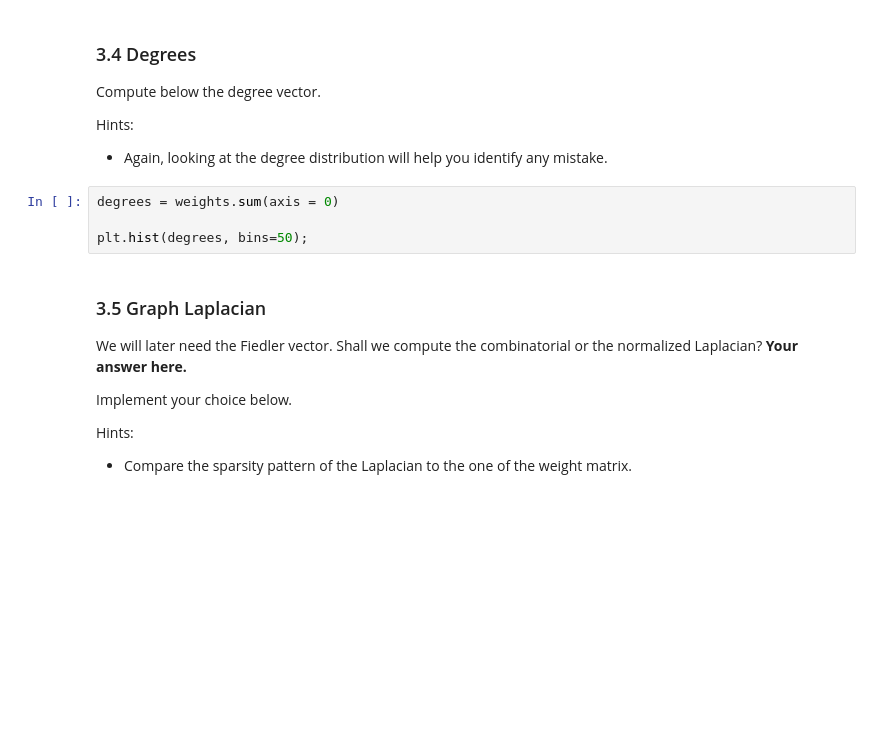
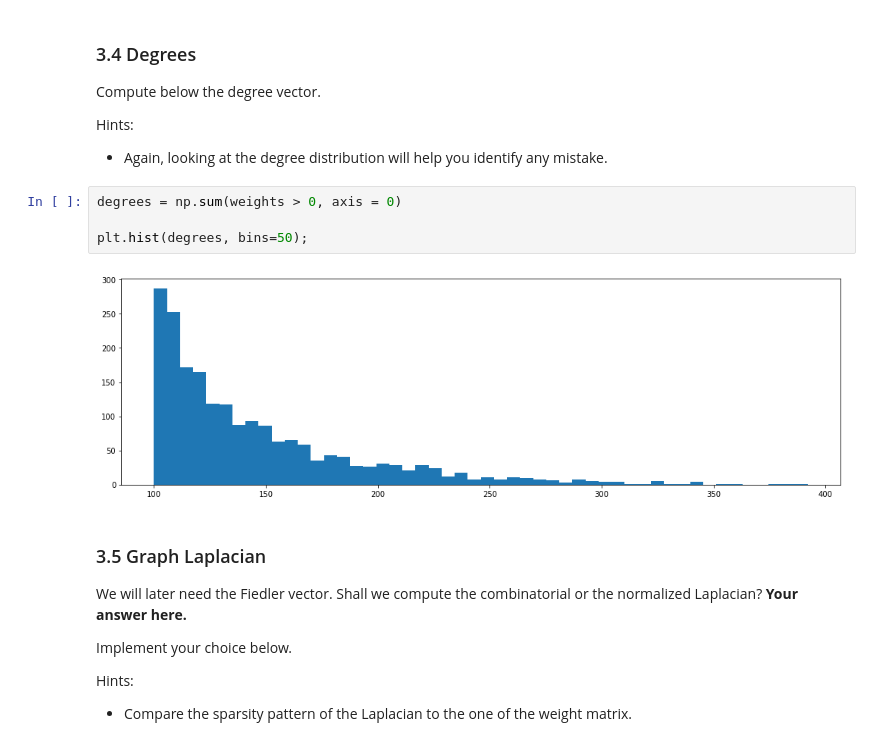
Before and after one commit to gregunz/NTDS2017, a Jupyter notebook: HW03/03_spectral_graph_theory.ipynb, the cells around one changed output. Cells and saved outputs as stored; diff of their text form; blank space fills up the shorter version.

```diff
--- a/HW03/03_spectral_graph_theory.ipynb
+++ b/HW03/03_spectral_graph_theory.ipynb
@@ -445,9 +430,11 @@ Compute below the degree vector.
 Hints:
 * Again, looking at the degree distribution will help you identify any mistake.
 # %%
-degrees = weights.sum(axis = 0)
+degrees = np.sum(weights > 0, axis = 0)
 
 plt.hist(degrees, bins=50);
+# %% [output]
+[figure, added]
 # %% [markdown]
 ### 3.5 Graph Laplacian
 
```
Also changed, not shown: parts of 40 cells of this notebook.
